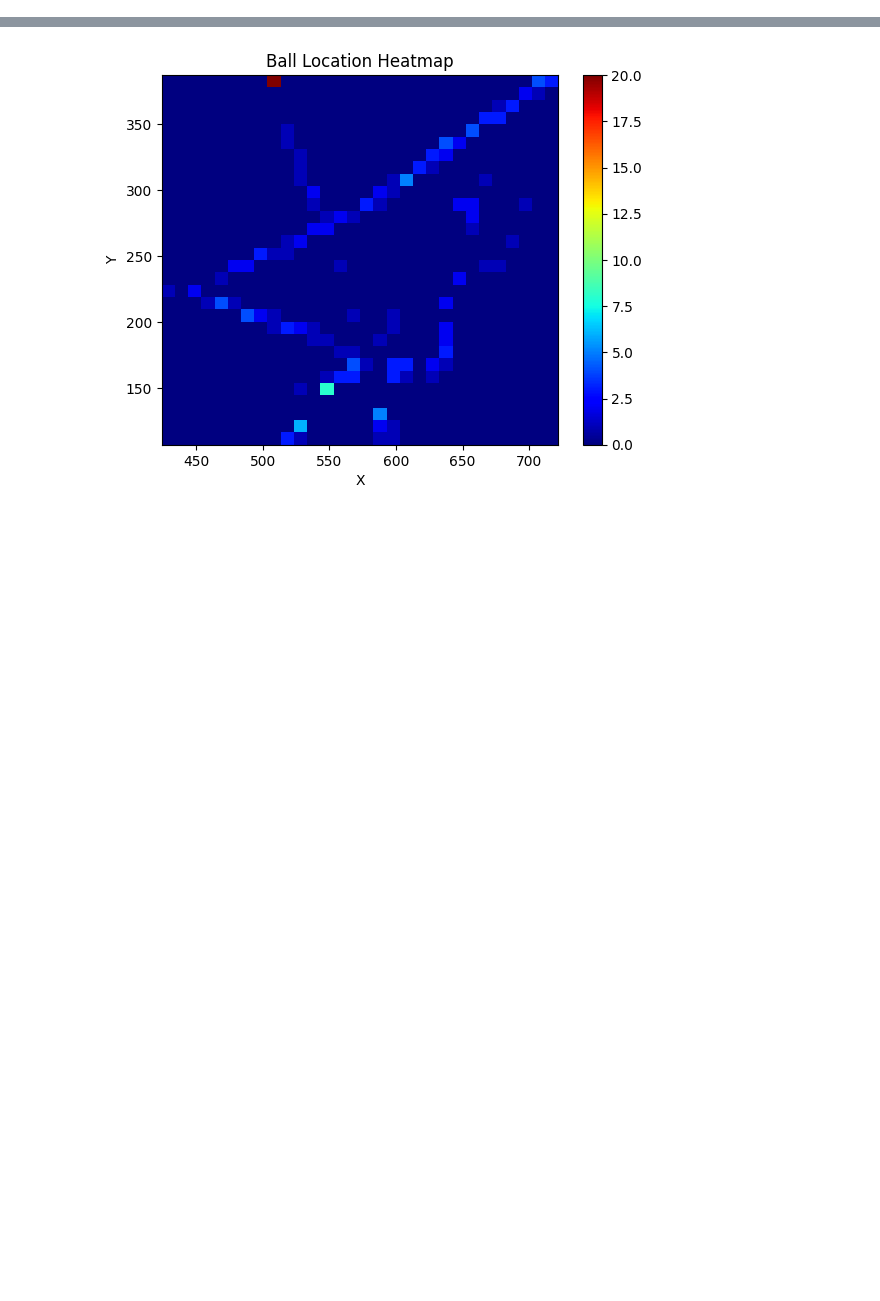
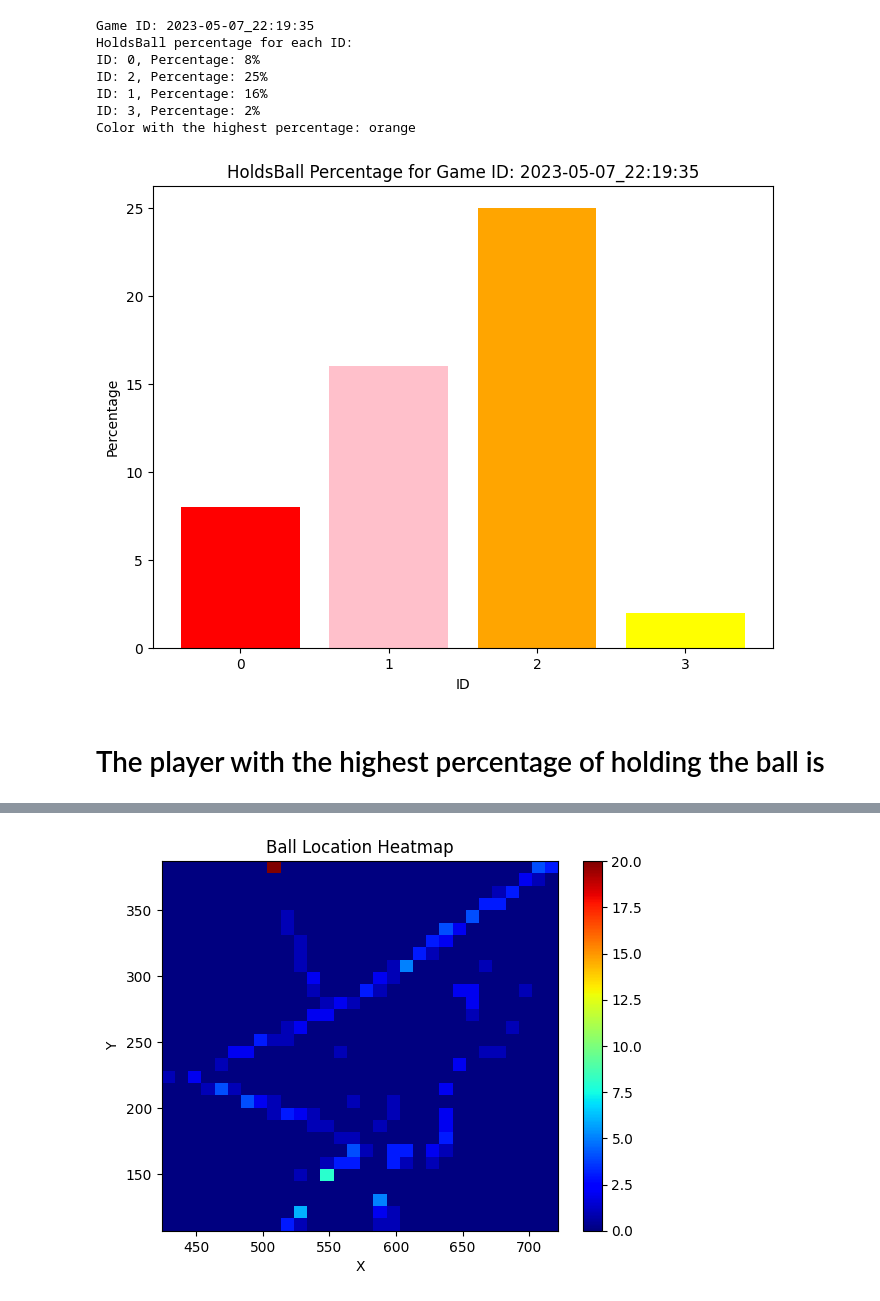
Before and after one commit to yuvalBerghaus/723948, a Jupyter notebook: sense_eye_analysis.ipynb, the cells around one changed output, grey strips where cells are left out. Saved outputs shown, nothing was run; the diff lists cells and outputs as text; code cells hidden in the pictures; blank space fills up the shorter version.

```diff
--- a/sense_eye_analysis.ipynb
+++ b/sense_eye_analysis.ipynb
@@ -2,0 +16,11 @@
+# %%
+
+import pandas as pd
+
+
+# Assuming you have the data in a DataFrame named 'df'
+
+df = df[df['properties'].apply(lambda x: 'holdsBall' in x if isinstance(x, dict) else False)]
+
+len(df)
+df
@@ -2,0 +44,68 @@
+# %%
+import matplotlib.pyplot as plt
+from collections import defaultdict
+
+defined_strings = {0: 'red', 1: 'pink', 2: 'orange', 3: 'yellow'}
+default_color = 'gray'  # Default color for IDs not found in defined_strings
+next_numeric_id = 2  # Start assigning numeric IDs from 4 onwards
+
+# Step 1: Group objects by gameId
+game_groups = defaultdict(list)
+for _, row in df.iterrows():
+    game_groups[row['gameId']].append(row)
+
+# Step 2: Calculate holdsBall percentage for each id in each gameId group
+for game_id, group in game_groups.items():
+    id_counts = defaultdict(int)
+    total_objects = len(group)
+
+    # Step 3: Count occurrences of holdsBall being true for each id
+    for row in group:
+        properties = row['properties']
+        if 'holdsBall' in properties and properties['holdsBall'] and 'id' in properties:
+            id_value = properties['id']
+            if not isinstance(id_value, int):
+                if id_value not in defined_strings:
+                    defined_strings[id_value] = next_numeric_id
+                    next_numeric_id += 1
+                id_value = defined_strings[id_value]
+            id_counts[id_value] += 1
+
+    print(f"Game ID: {game_id}")
+    print("HoldsBall percentage for each ID:")
+    hash_map = {}  # Hash map to store ID-percentage associations
+    max_percentage = 0
+    max_color = None
+    for id_value, count in id_counts.items():
+        percentage = int(count / total_objects * 100)
+        hash_map[id_value] = percentage
+        if percentage > max_percentage:
+            max_percentage = percentage
+            max_color = defined_strings.get(id_value, default_color)
+        print(f"ID: {id_value}, Percentage: {percentage}%")
+    # Prepare data for plotting
+    ids = list(hash_map.keys())
+    percentages = list(hash_map.values())
+
+    # Plotting the chart
+    plt.figure(figsize=(8, 6))
+    plt.bar(ids, percentages, color=[defined_strings.get(id_value, default_color) for id_value in ids])
+    plt.xlabel('ID')
+    plt.ylabel('Percentage')
+    plt.title(f"HoldsBall Percentage for Game ID: {game_id}")
+
+    # Set the x-axis ticks to display only whole numbers
+    plt.xticks(range(min(ids), max(ids) + 1))
+
+    plt.show()
+# %% [output]
+Game ID: 2023-05-07_22:19:35
+HoldsBall percentage for each ID:
+ID: 0, Percentage: 8%
+ID: 2, Percentage: 25%
+ID: 1, Percentage: 16%
+ID: 3, Percentage: 2%
+Color with the highest percentage: orange
+[figure, added]
+# %% [markdown]
+# The player with the highest percentage of holding the ball is
```
Also changed, not shown: parts of 13 cells of this notebook.
